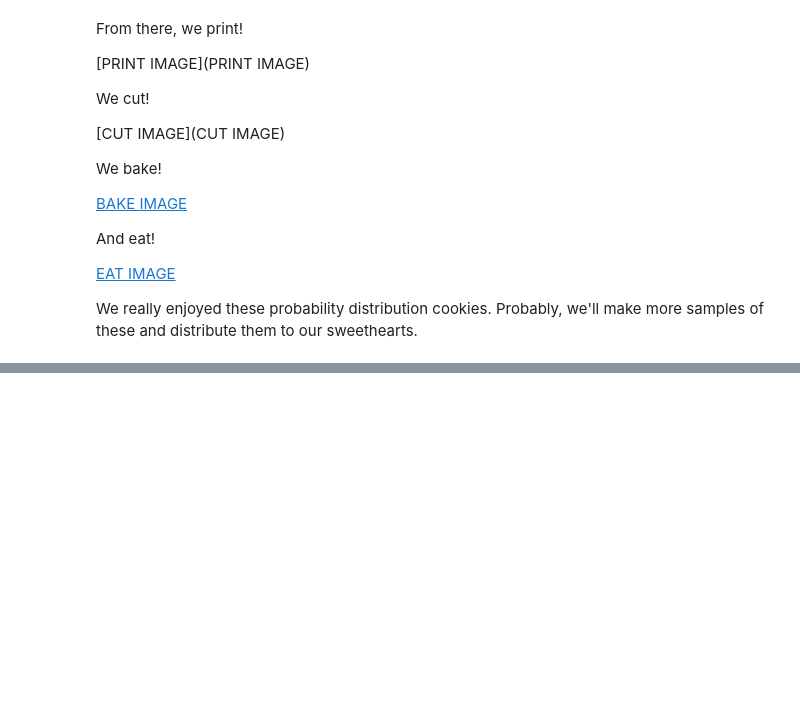
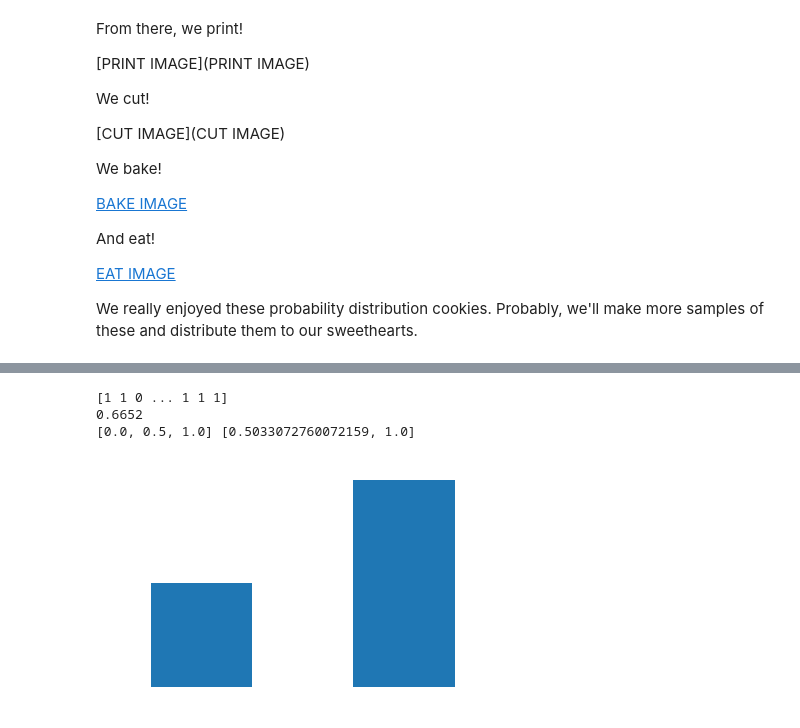
Before and after one commit to rmicallef/cookies, a Jupyter notebook: cookiecutters.ipynb, the cells around one changed output, grey strips where cells are left out. Cells and saved outputs as stored; diff of their text form; code cells hidden in the pictures; blank space fills up the shorter version.

```diff
--- a/cookiecutters.ipynb
+++ b/cookiecutters.ipynb
@@ -252,0 +318,32 @@ plt.savefig('triangle.svg')
+# %%
+import numpy as np
+import matplotlib.pyplot as plt
+
+num_tests = 10000
+binomial = np.random.binomial(1, 2/3, num_tests)
+
+print(binomial)
+print(sum(binomial)/num_tests)
+
+Y, X = np.histogram(binomial, bins=2)
+
+norm_x = []
+norm_y = []
+
+for y in Y:
+    norm_y.append(y / max(Y))
+
+for x in X:
+    norm_x.append(x / max(X))
+
+print(norm_x, norm_y)
+
+plt.axis('off')
+plt.hist(binomial, bins = len(X))
+make_openscad_hist(norm_x, norm_y, "binomial.scad")
+plt.savefig('binomial.svg')
+# %% [output]
+[1 1 0 ... 1 1 1]
+0.6652
+[0.0, 0.5, 1.0] [0.5033072760072159, 1.0]
+[figure, added]
```
Also changed, not shown: parts of 12 cells of this notebook, 31 other files.
